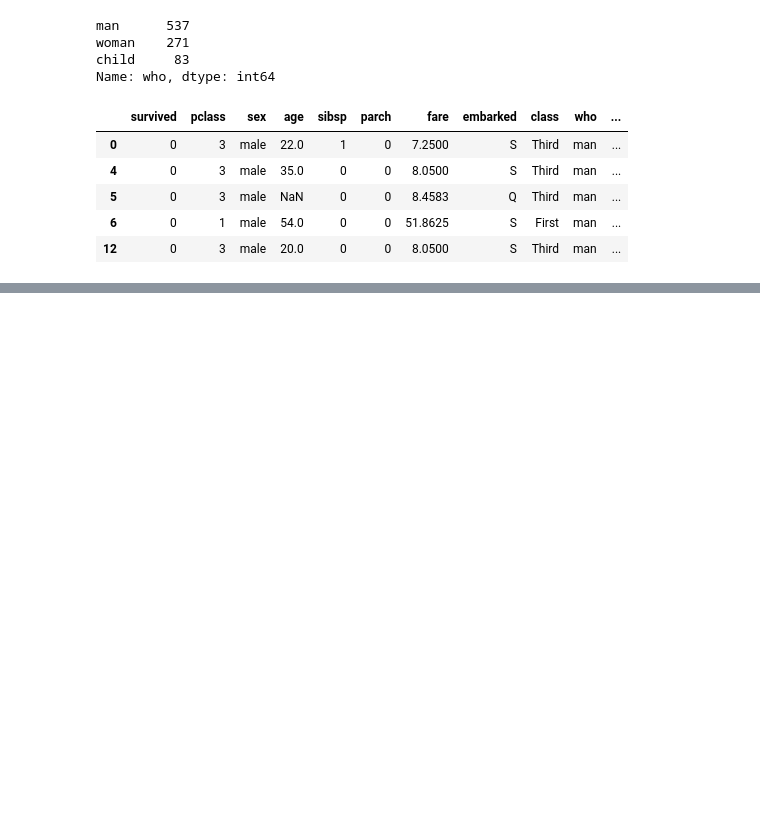
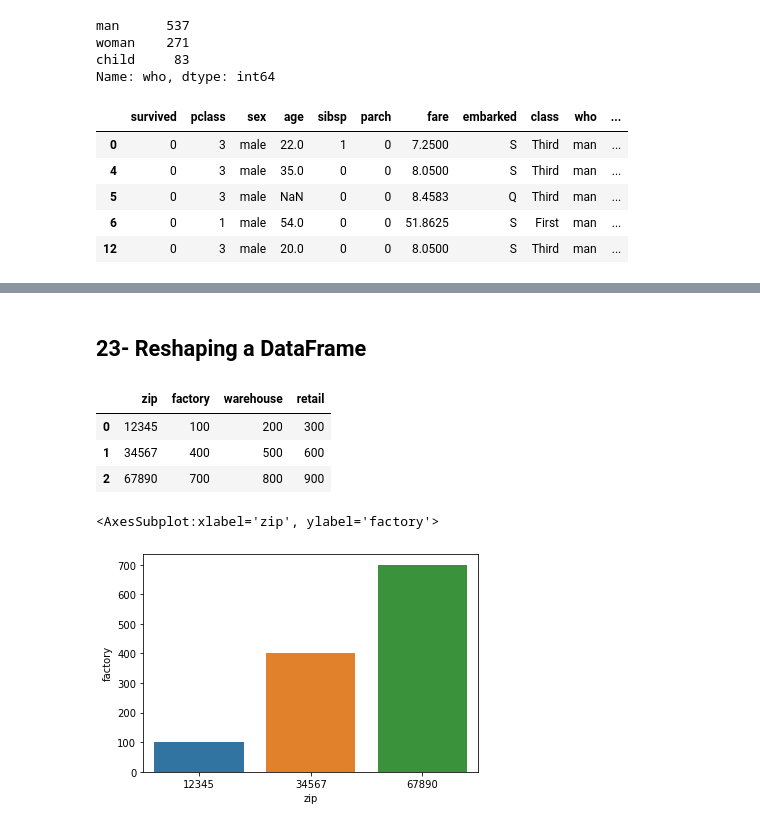
Before and after one commit to MWA1990/PythonKaChilla2.0, a Jupyter notebook: 02_Pandas/01_Pandas_tips__tricks.ipynb, the cells around one changed output, grey strips where cells are left out. Saved outputs shown, nothing was run; the diff lists cells and outputs as text; code cells hidden in the pictures; blank space fills up the shorter version.

```diff
--- a/02_Pandas/01_Pandas_tips__tricks.ipynb
+++ b/02_Pandas/01_Pandas_tips__tricks.ipynb
@@ -636,0 +1014,16 @@ df[df.who.isin(counts.nlargest(1).index)].head()
+# %% [markdown]
+## 23- Reshaping a DataFrame
+# %%
+fasla = pd.DataFrame([['12345', 100, 200, 300], ['34567', 400, 500, 600], ['67890', 700, 800, 900]],
+                        columns=['zip', 'factory', 'warehouse', 'retail'])
+fasla.head()
+# %% [output]
+|  | zip | factory | warehouse | retail |
+| 0 | 12345 | 100 | 200 | 300 |
+| 1 | 34567 | 400 | 500 | 600 |
+| 2 | 67890 | 700 | 800 | 900 |
+# %%
+sns.barplot(x='zip', y='factory', data=fasla)
+# %% [output]
+<AxesSubplot:xlabel='zip', ylabel='factory'>
+[figure, added]
```
Also changed, not shown: parts of 50 cells of this notebook, 3 other files.
